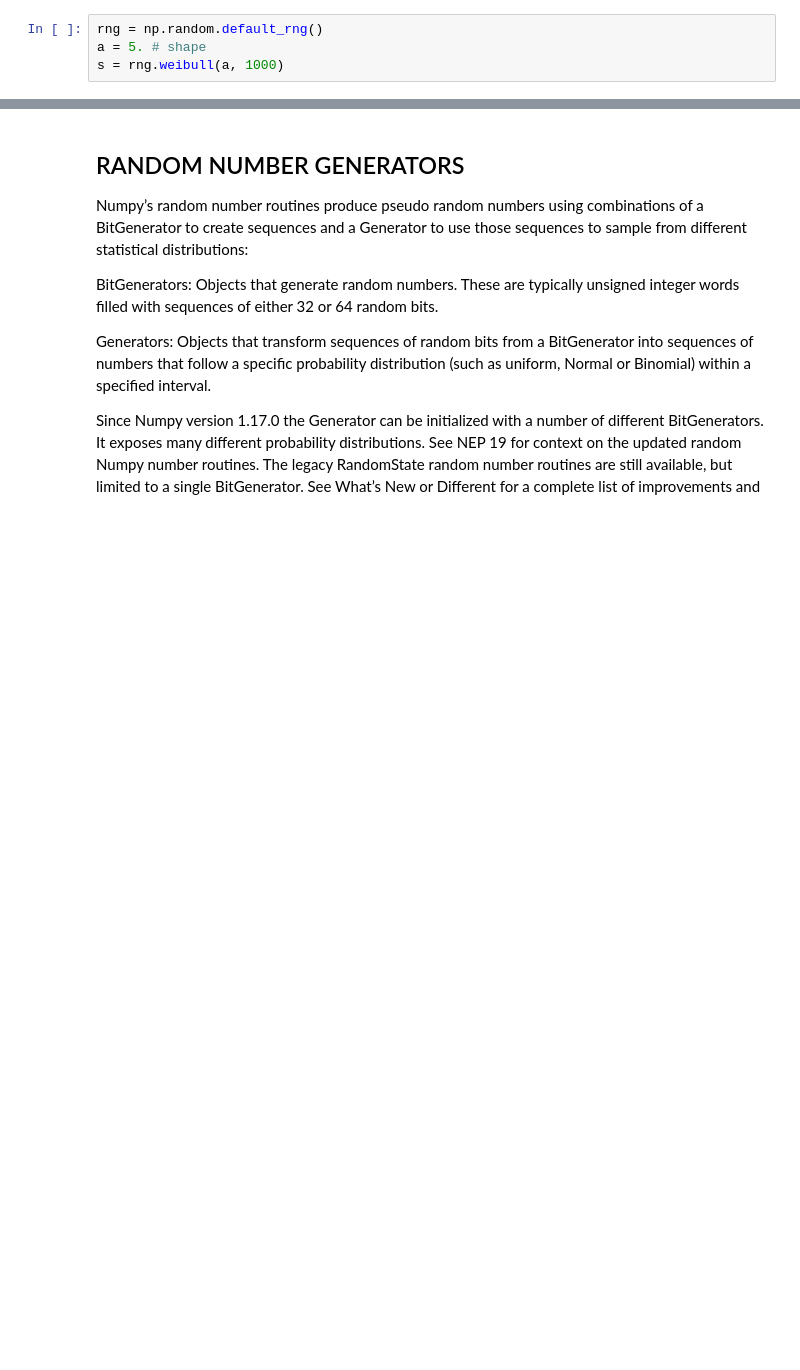
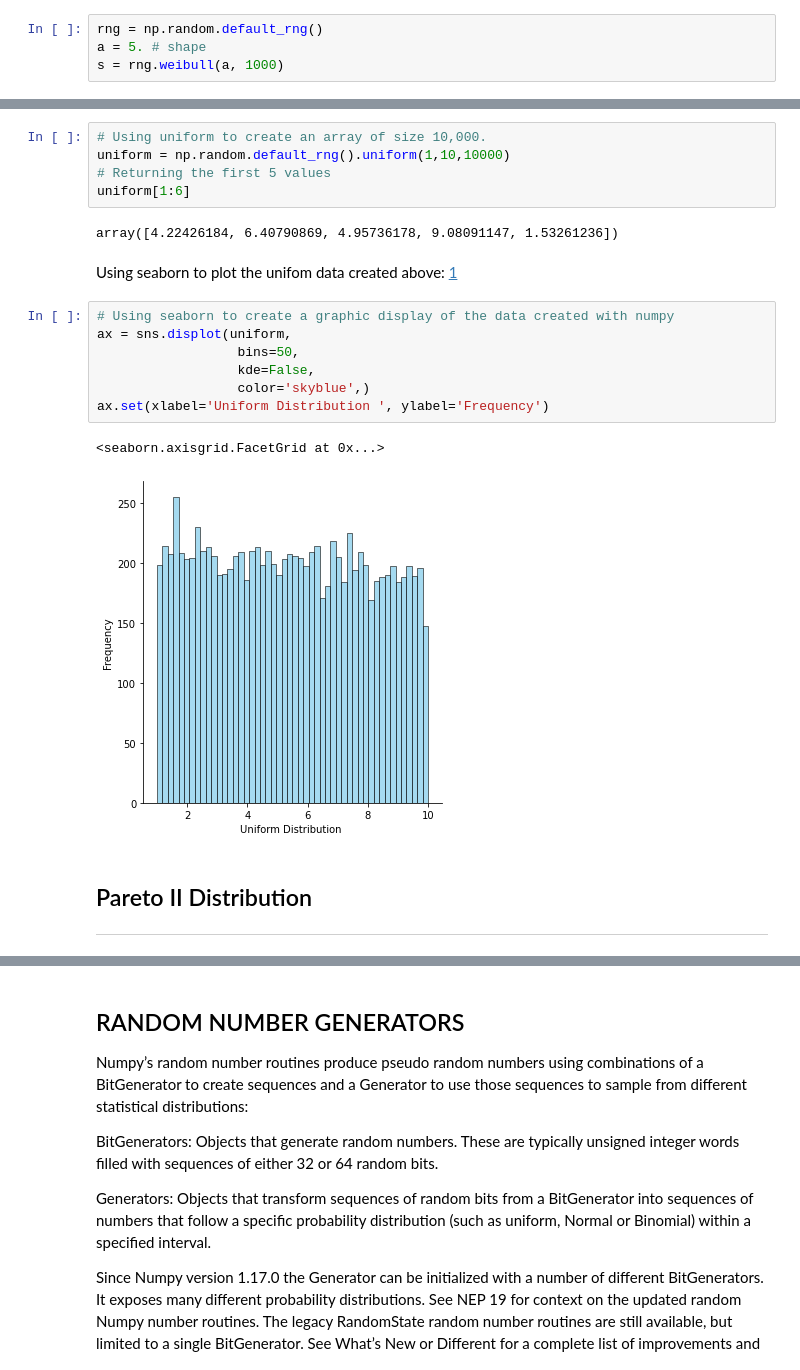
Before and after one commit to kaob1991/Programming-DA-project-2, a Jupyter notebook: Numpy-project.ipynb, the cells around one changed output, grey strips where cells are left out. Drawn from its saved outputs; the diff is of its cells as text; blank space fills up the shorter version.

Commit message:
adding more distribution work

```diff
--- a/Numpy-project.ipynb
+++ b/Numpy-project.ipynb
@@ -712,0 +837,24 @@ plt.show()
+# %%
+# Using uniform to create an array of size 10,000.
+uniform = np.random.default_rng().uniform(1,10,10000)
+# Returning the first 5 values
+uniform[1:6]
+# %% [output]
+array([4.22426184, 6.40790869, 4.95736178, 9.08091147, 1.53261236])
+# %% [markdown]
+Using seaborn to plot the unifom data created above: [1]
+
+[1]: https://www.datacamp.com/community/tutorials/probability-distributions-python
+# %%
+# Using seaborn to create a graphic display of the data created with numpy
+ax = sns.displot(uniform,
+                  bins=50,
+                  kde=False,
+                  color='skyblue',)
+ax.set(xlabel='Uniform Distribution ', ylabel='Frequency')
+# %% [output]
+<seaborn.axisgrid.FacetGrid at 0x...>
+[figure, added]
+# %% [markdown]
+## Pareto II Distribution
+***
```
Also changed, not shown: parts of 32 cells of this notebook.
